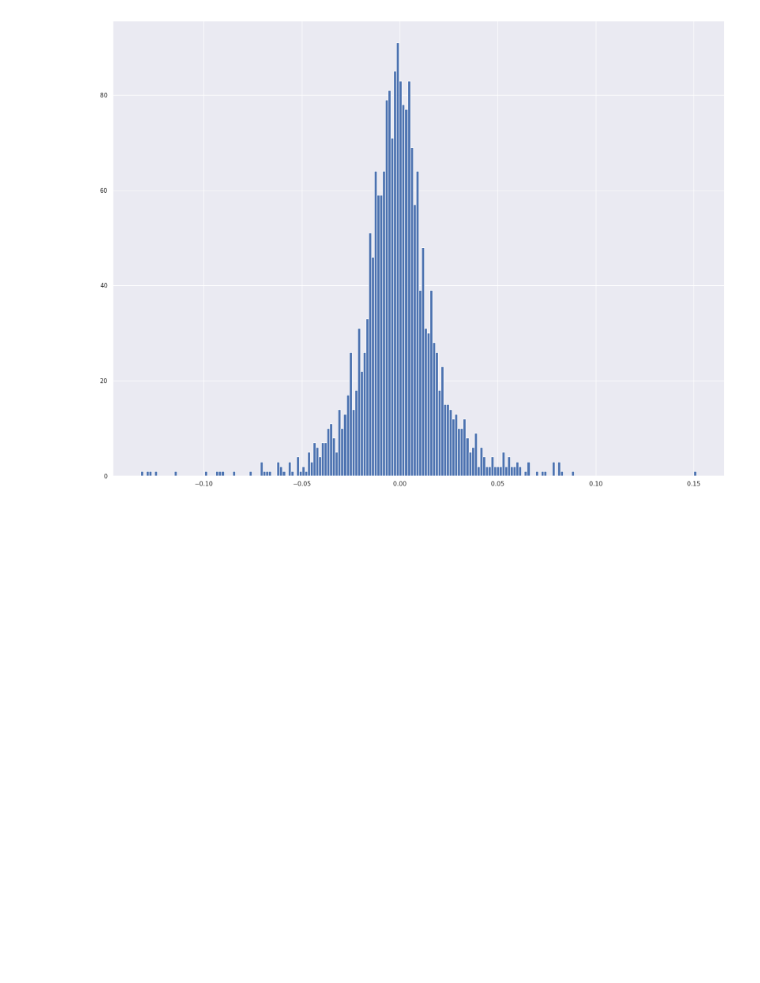
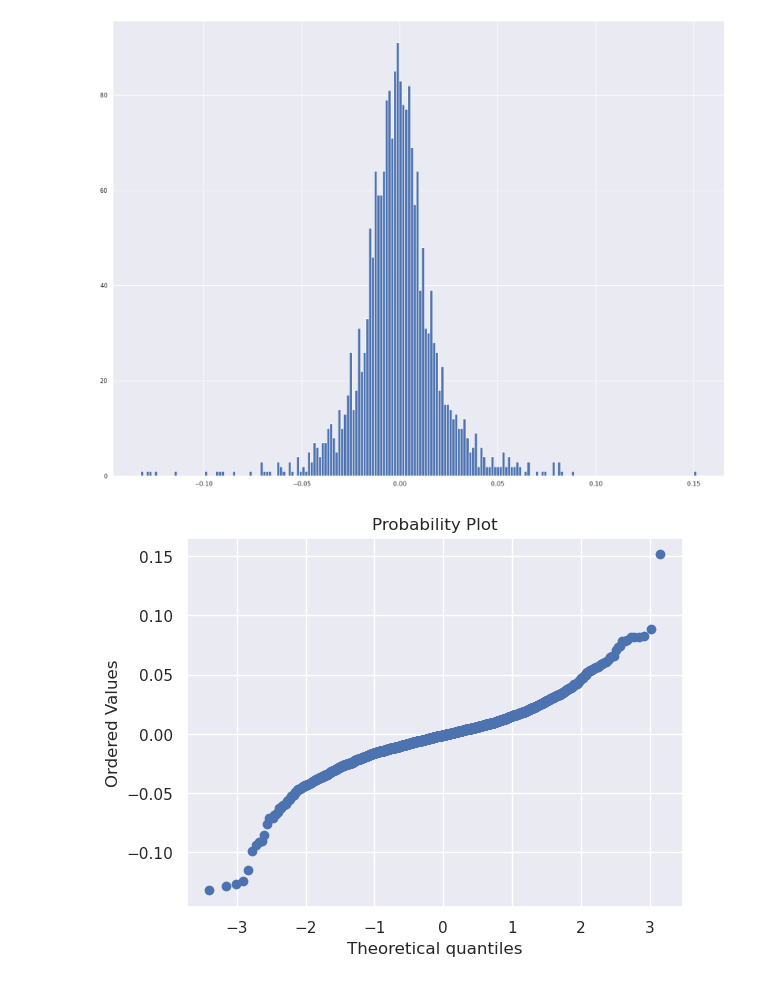
Before and after one commit to bhavinmoriya/Python-for-Financial-Analysis-and-Algorithmic-Trading, a Jupyter notebook: statistics-in-finance.ipynb, the cells around one changed output. Cells and saved outputs as stored; diff of their text form; code cells hidden in the pictures; blank space fills up the shorter version.

```diff
--- a/statistics-in-finance.ipynb
+++ b/statistics-in-finance.ipynb
@@ -80,3 +92,8 @@ plt.figure(figsize=(20,15))
 plt.hist(log_ret, bins=200);
 # %% [output]
 [figure]
+# %%
+st.probplot(log_ret.values.flatten(), dist='norm', plot=plt);
+# plt.plot([0,1],[0,1])
+# %% [output]
+[figure, added]
```
Also changed, not shown: parts of 18 cells of this notebook.
